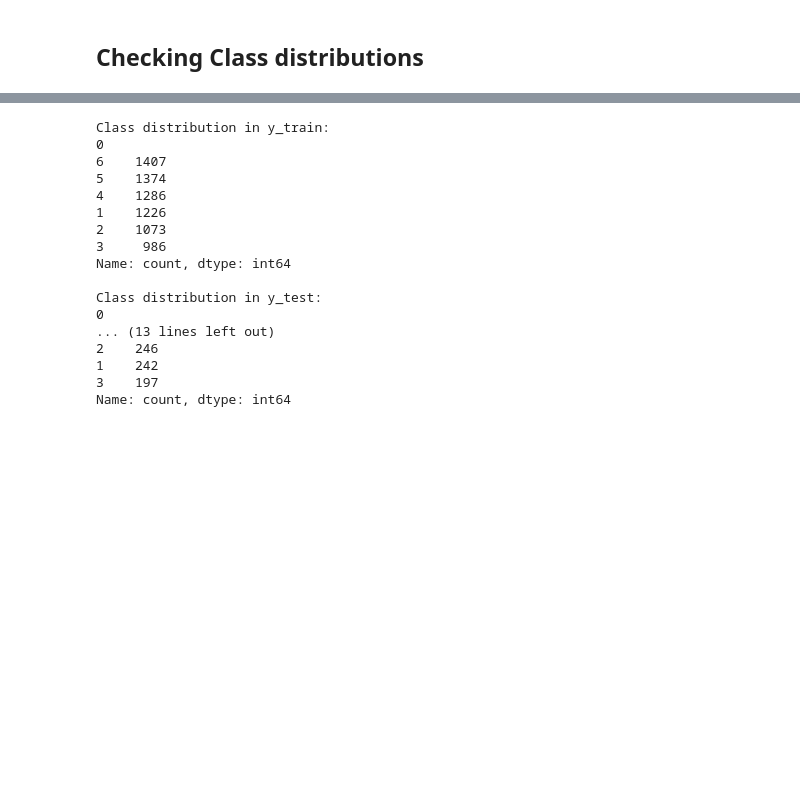
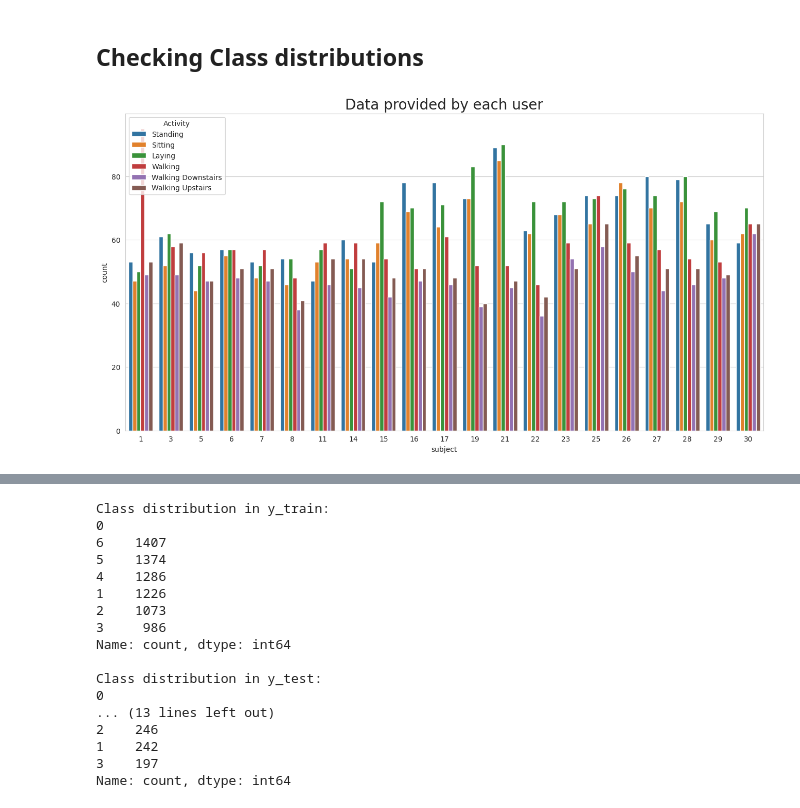
Before and after one commit to ronniepiku/EE52036_project, a Jupyter notebook: data_preprocessing.ipynb, the cells around one changed output, grey strips where cells are left out. Saved outputs shown, nothing was run; the diff lists cells and outputs as text; code cells hidden in the pictures; blank space fills up the shorter version.

```diff
--- a/data_preprocessing.ipynb
+++ b/data_preprocessing.ipynb
@@ -37,3 +42,10 @@ X_val, X_test, y_val, y_test = train_test_split(X_test, y_test, test_size=0.5, r
 # Load the different subjects
 subject_train = pd.read_csv('UCI HAR Dataset/UCI HAR Dataset/train/subject_train.txt', sep='\s+', header=None)
 subject_test = pd.read_csv('UCI HAR Dataset/UCI HAR Dataset/test/subject_test.txt', sep='\s+', header=None)
+
+# Concatenate subject_train and X_train along the columns
+X_train_with_subject = pd.concat([subject_train, X_train], axis=1)
+
+# Optionally, name the columns for clarity (e.g., "Subject" for the subject column)
+X_train_with_subject.columns = ['subject'] + unique_column_names
+X_train_with_subject
@@ -41,0 +88,14 @@ subject_test = pd.read_csv('UCI HAR Dataset/UCI HAR Dataset/test/subject_test.tx
+# %%
+train = pd.concat([X_train_with_subject, y_train_labels], axis=1)
+
+# Optionally, name the label columns for clarity
+train.columns = list(X_train_with_subject.columns) + ['Numerical Label', 'Activity']
+
+sns.set_style('whitegrid')
+plt.rcParams['font.family'] = 'Dejavu Sans'
+plt.figure(figsize=(16,8))
+plt.title('Data provided by each user', fontsize=20)
+sns.countplot(x='subject',hue='Activity', data = train)
+plt.show()
+# %% [output]
+[figure, added]
```
Also changed, not shown: parts of 16 cells of this notebook, 1 other file.
